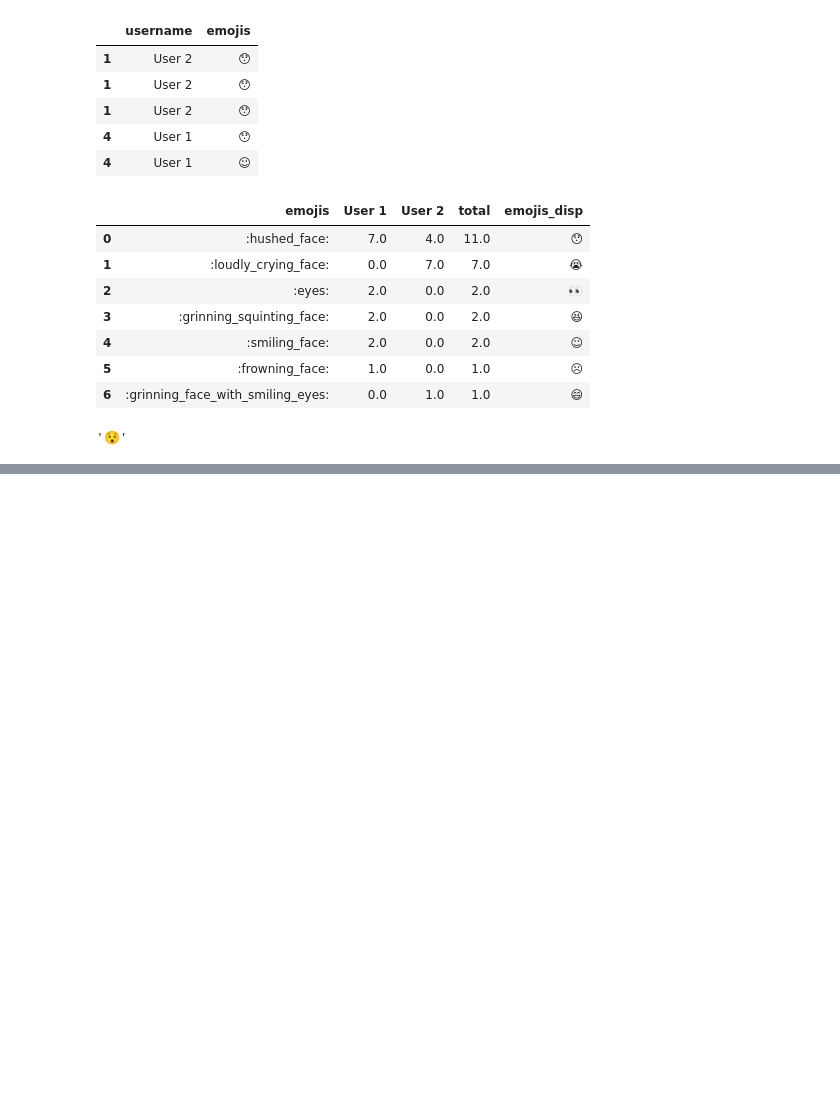
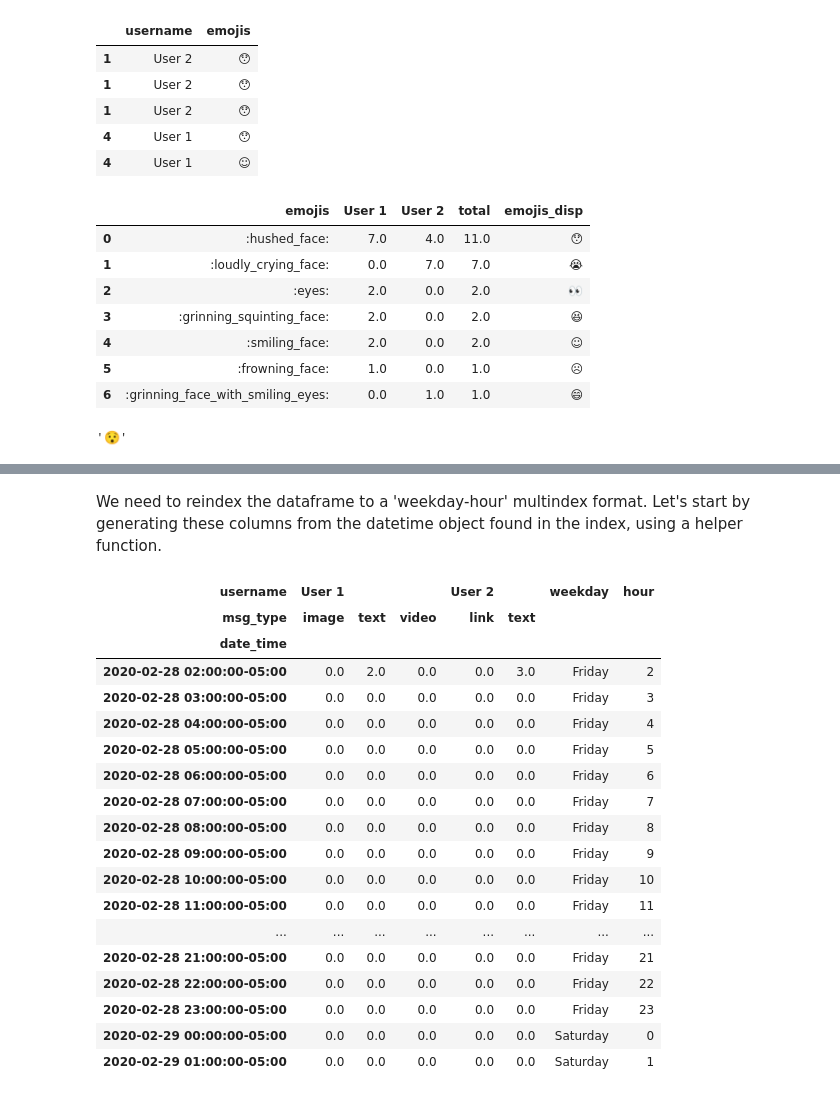
Before and after one commit to shenal-siri/WhatsApp-Chat-Viz, a Jupyter notebook: Chat-History-Prototyping.ipynb, the cells around one changed output, grey strips where cells are left out. Drawn from its saved outputs; the diff is of its cells as text; code cells hidden in the pictures; blank space fills up the shorter version.

```diff
--- a/Chat-History-Prototyping.ipynb
+++ b/Chat-History-Prototyping.ipynb
@@ -704,0 +697,34 @@ This dataframe can now be grouped by weekday, using averaged message totals for
+# %% [markdown]
+We need to reindex the dataframe to a 'weekday-hour' multindex format. Let's start by generating these columns from the datetime object found in the index, using a helper function.
+# %%
+# Function to extract weekday (text) and hour (int) from a datetime object.
+def extract_weekday_hour(datetime_obj):
+    """
+    Input:  Python Datetime object
+    Output: Tuple: (String with weekday of datetime object, Int with hour of datetime object (24h))
+    """
+    return (datetime_obj.strftime('%A'), datetime_obj.hour)
+# %%
+# Apply function to the dataframe:
+timeseries_weekday_hour['weekday'], timeseries_weekday_hour['hour'] = zip(*timeseries_weekday_hour.index.map(extract_weekday_hour))
+timeseries_weekday_hour.head(24)
+# %% [output]
+| username | User 1 |  |  | User 2 |  | weekday | hour |
+| msg_type | image | text | video | link | text |  |  |
+| date_time |  |  |  |  |  |  |  |
+| 2020-02-28 02:00:00-05:00 | 0.0 | 2.0 | 0.0 | 0.0 | 3.0 | Friday | 2 |
+| 2020-02-28 03:00:00-05:00 | 0.0 | 0.0 | 0.0 | 0.0 | 0.0 | Friday | 3 |
+| 2020-02-28 04:00:00-05:00 | 0.0 | 0.0 | 0.0 | 0.0 | 0.0 | Friday | 4 |
+| 2020-02-28 05:00:00-05:00 | 0.0 | 0.0 | 0.0 | 0.0 | 0.0 | Friday | 5 |
+| 2020-02-28 06:00:00-05:00 | 0.0 | 0.0 | 0.0 | 0.0 | 0.0 | Friday | 6 |
+| 2020-02-28 07:00:00-05:00 | 0.0 | 0.0 | 0.0 | 0.0 | 0.0 | Friday | 7 |
+| 2020-02-28 08:00:00-05:00 | 0.0 | 0.0 | 0.0 | 0.0 | 0.0 | Friday | 8 |
+| 2020-02-28 09:00:00-05:00 | 0.0 | 0.0 | 0.0 | 0.0 | 0.0 | Friday | 9 |
+| 2020-02-28 10:00:00-05:00 | 0.0 | 0.0 | 0.0 | 0.0 | 0.0 | Friday | 10 |
+| 2020-02-28 11:00:00-05:00 | 0.0 | 0.0 | 0.0 | 0.0 | 0.0 | Friday | 11 |
+| ... | ... | ... | ... | ... | ... | ... | ... |
+| 2020-02-28 21:00:00-05:00 | 0.0 | 0.0 | 0.0 | 0.0 | 0.0 | Friday | 21 |
+| 2020-02-28 22:00:00-05:00 | 0.0 | 0.0 | 0.0 | 0.0 | 0.0 | Friday | 22 |
+| 2020-02-28 23:00:00-05:00 | 0.0 | 0.0 | 0.0 | 0.0 | 0.0 | Friday | 23 |
+| 2020-02-29 00:00:00-05:00 | 0.0 | 0.0 | 0.0 | 0.0 | 0.0 | Saturday | 0 |
+| 2020-02-29 01:00:00-05:00 | 0.0 | 0.0 | 0.0 | 0.0 | 0.0 | Saturday | 1 |
```
Also changed, not shown: parts of 14 cells of this notebook.
